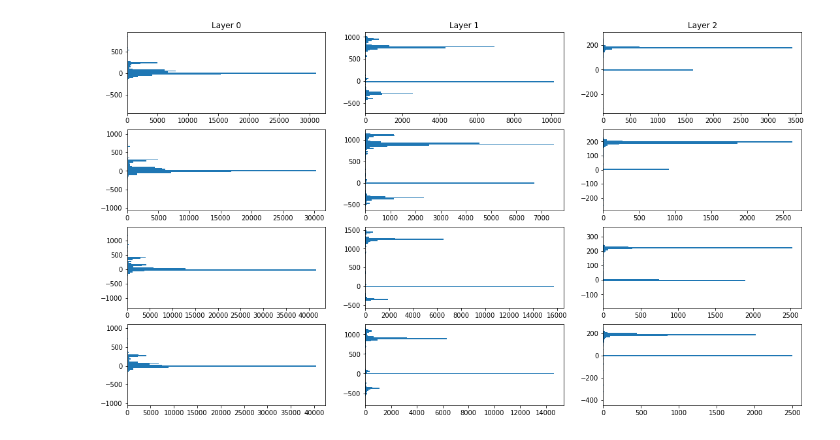
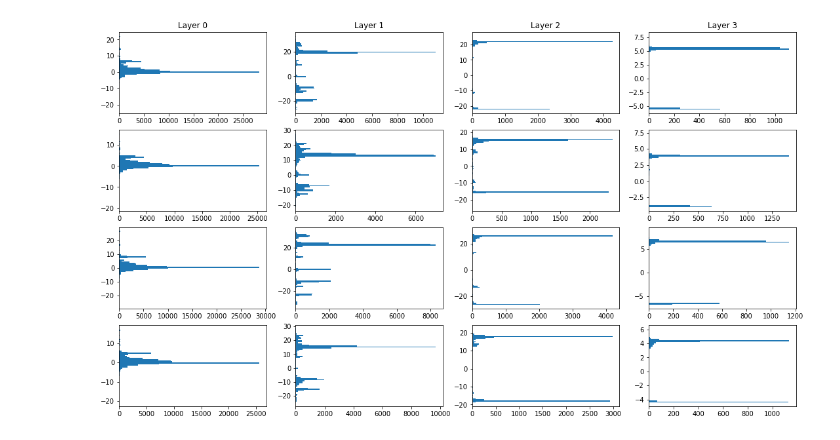
Before and after one commit to Bautista-Baiocchi-lora/Truco-RL, a Jupyter notebook: ResultAnalysis.ipynb, the cells around one changed output. Cells and saved outputs as stored; diff of their text form; code cells hidden in the pictures.

```diff
--- a/ResultAnalysis.ipynb
+++ b/ResultAnalysis.ipynb
@@ -27,11 +27,11 @@ def plot_weights_distributions(models):
 
     _ = plt.plot()
 # %%
-names =['Anne', 'Tori', 'Hitler', 'Miss lu']
+names = ['Bass', 'Tuna', 'Salmon', 'Trout']
 
-models = [load_model(name, path = "Adam") for name in names]
+models = [load_model(name) for name in names]
 
 plot_weights_distributions(models)
 # %% [output]
-[figure, old version]
+[figure, new version]
 # %%
```
Also changed, not shown: parts of 8 cells of this notebook, 13 other files.
